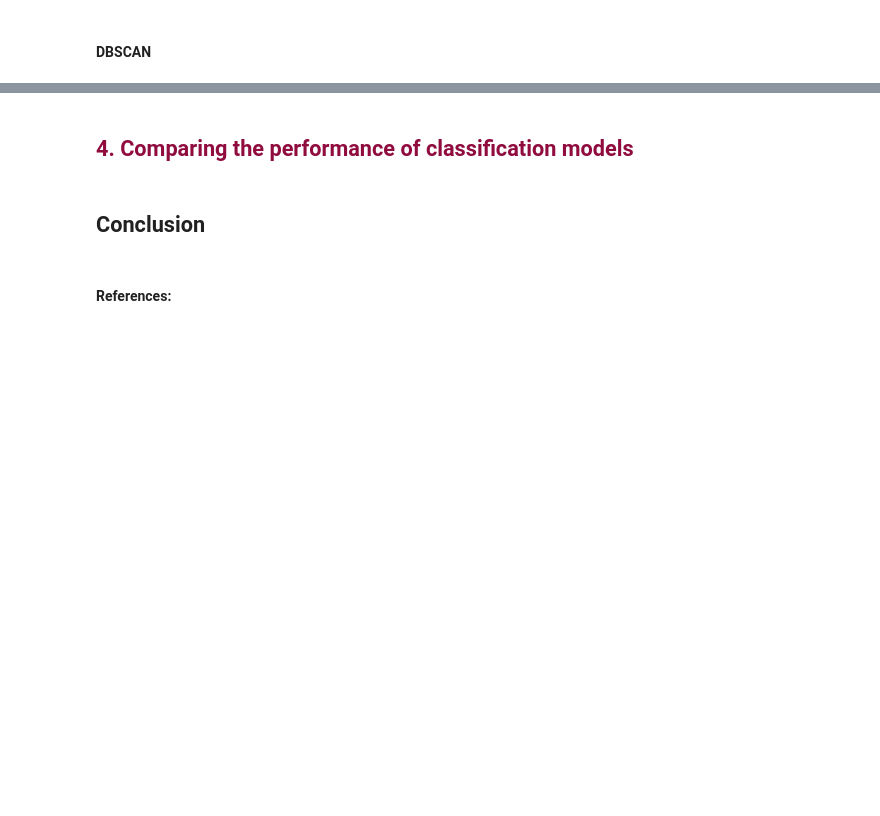
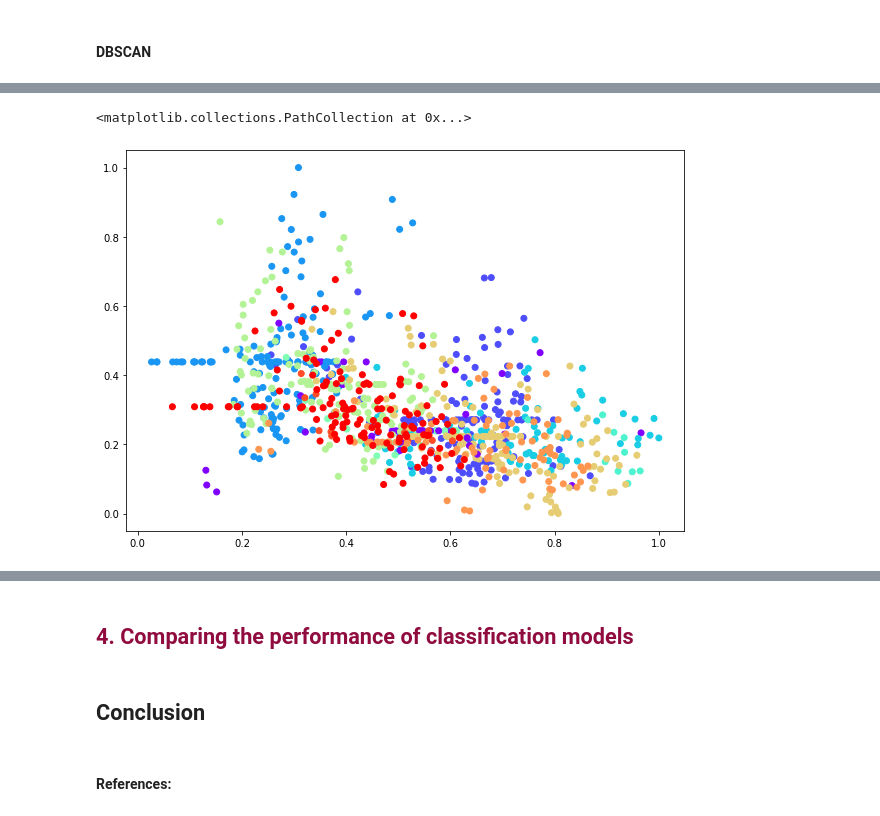
Before and after one commit to NurhandeAkyuz/Mice-Protein-Expression-Data-Analysis, a Jupyter notebook: notebook.ipynb, the cells around one changed output, grey strips where cells are left out. Drawn from its saved outputs; the diff is of its cells as text; code cells hidden in the pictures; blank space fills up the shorter version.

```diff
--- a/notebook.ipynb
+++ b/notebook.ipynb
@@ -453,0 +436,4 @@ plt.subplots_adjust(left=0.03, right=0.98, top=0.9, bottom=0.05)
+# %%
+data_used = data.iloc[:,:-1].values
+cluster_db = DBSCAN(eps=1, min_samples=10, metric='euclidean')
+c = cluster_db.fit_predict(data_used)
@@ -453,0 +457,6 @@ plt.subplots_adjust(left=0.03, right=0.98, top=0.9, bottom=0.05)
+# %%
+plt.figure(figsize=(10, 7))
+plt.scatter(data["CaNA_N"], data["EGR1_N"], c=cluster_db.labels_, cmap='rainbow')
+# %% [output]
+<matplotlib.collections.PathCollection at 0x...>
+[figure, added]
```
Also changed, not shown: parts of 21 cells of this notebook.
